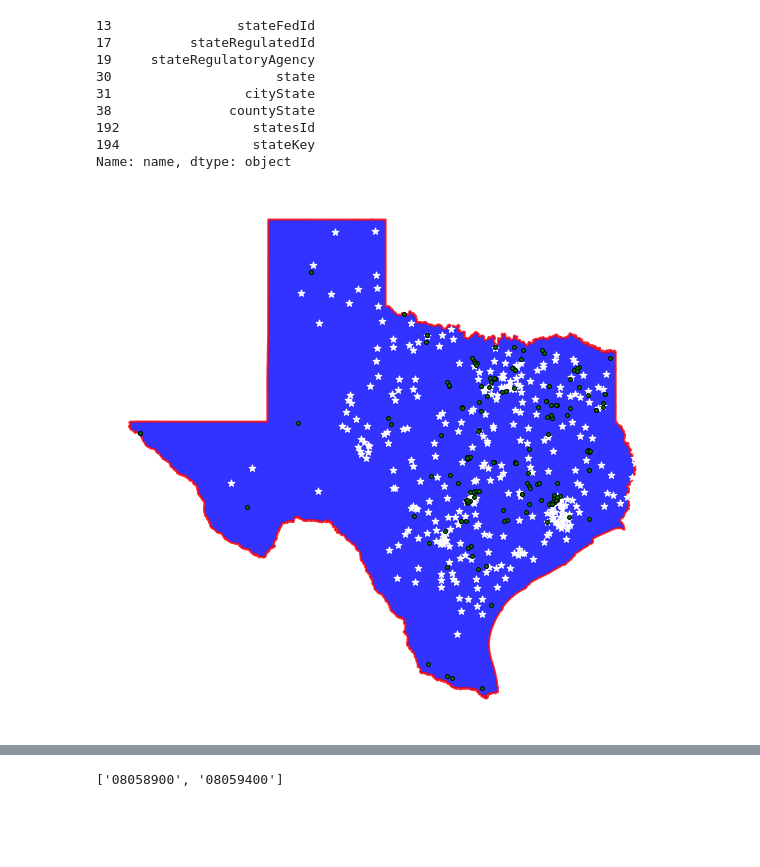
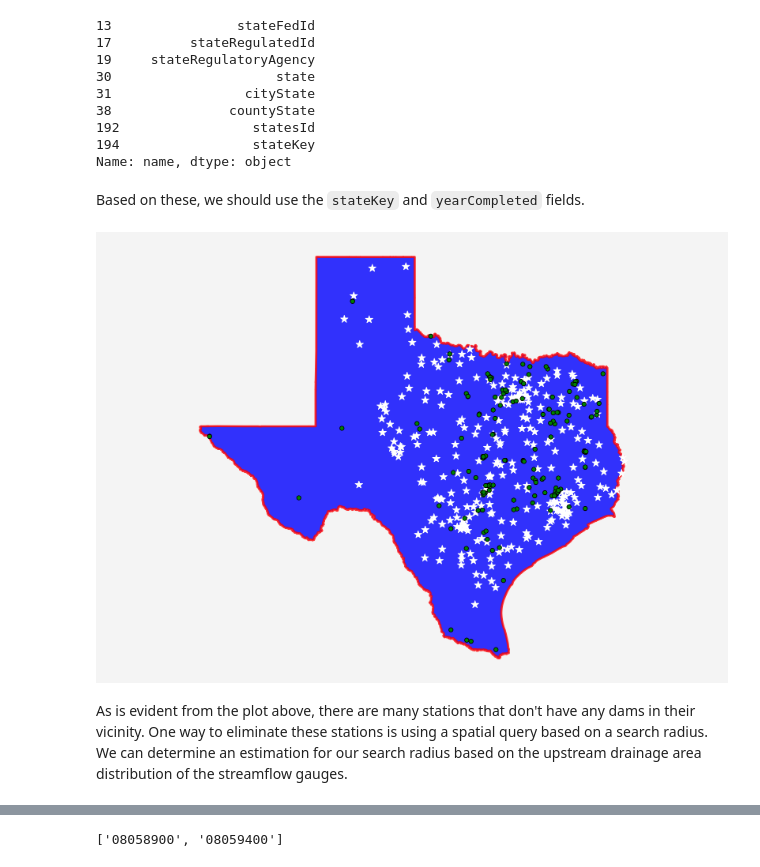
Before and after one commit to mhweber/AWRA2022GeoWorkshop, a Jupyter notebook: notebooks/dams.ipynb, the cells around one changed output, grey strips where cells are left out. Cells and saved outputs as stored; diff of their text form; code cells hidden in the pictures; blank space fills up the shorter version.

```diff
--- a/notebooks/dams.ipynb
+++ b/notebooks/dams.ipynb
@@ -11,6 +23,6 @@ from shapely import ops
 # %%
-start = "1990-01-01"
-end = "2010-01-01"
+start = "1985-01-01"
+end = "2015-01-01"
 texas = gh.helpers.get_us_states("contiguous")
 texas = texas[texas.STUSPS == "TX"]
 # %%
@@ -42,7 +60,7 @@ ax.set_axis_off()
 sites = sites[
     (sites.parm_cd == "00060")  # discharge
     & (sites.stat_cd == "00003")  # mean
-    & (sites.count_nu >= 20 * 365)  # at least 20 years of data
+    & (sites.count_nu >= 30 * 365)  # at least 30 years of data
     & ~sites.hcdn_2009  # not pristine
     & (sites.drain_sqkm > 10)
 ].copy()
@@ -75,6 +100,8 @@ nid.valid_fields[nid.valid_fields.str.contains("state", case=False)]
 192                 statesId
 194                 stateKey
 Name: name, dtype: object
+# %% [markdown]
+Based on these, we should use the ``stateKey`` and ``yearCompleted`` fields.
 # %%
 dam_list = nid.get_byfilter(
     [
@@ -86,12 +113,15 @@ dam_list = nid.get_byfilter(
 )
 dams = dam_list[0]
 # %%
-ax = texas.plot(facecolor="b", edgecolor="r", linewidth=2, alpha=0.8, figsize=(10, 10))
+_, ax = pplt.subplots(refwidth=8)
+texas.plot(ax=ax, facecolor="b", edgecolor="r", linewidth=2, alpha=0.8, figsize=(10, 10))
 sites.plot(ax=ax, marker="*", markersize=50, color="w", edgecolor="w")
 dams.plot(ax=ax, marker="o", markersize=15, color="g", edgecolor="k")
 ax.set_axis_off()
 # %% [output]
-[figure, old version]
+[figure, new version]
+# %% [markdown]
+As is evident from the plot above, there are many stations that don't have any dams in their vicinity. One way to eliminate these stations is using a spatial query based on a search radius. We can determine an estimation for our search radius based on the upstream drainage area distribution of the streamflow gauges.
 # %%
 sites.hist("drain_sqkm", bins="auto")
 # %% [output]
```
Also changed, not shown: parts of 53 cells of this notebook.
